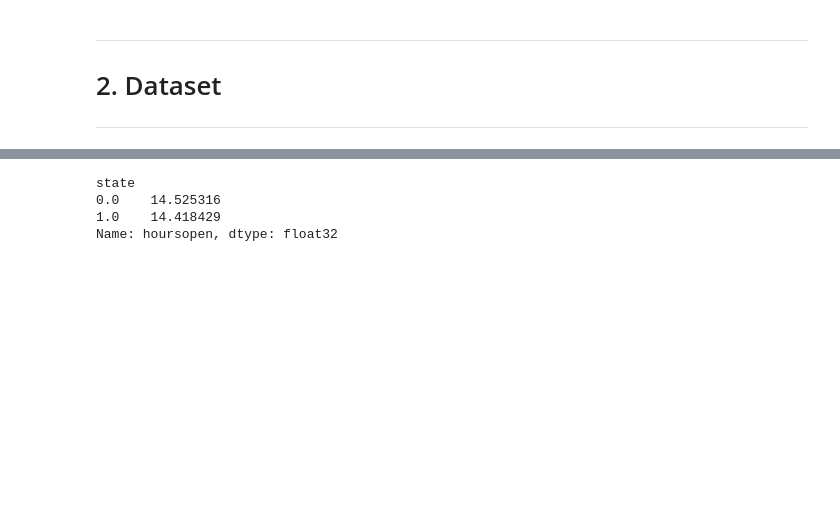
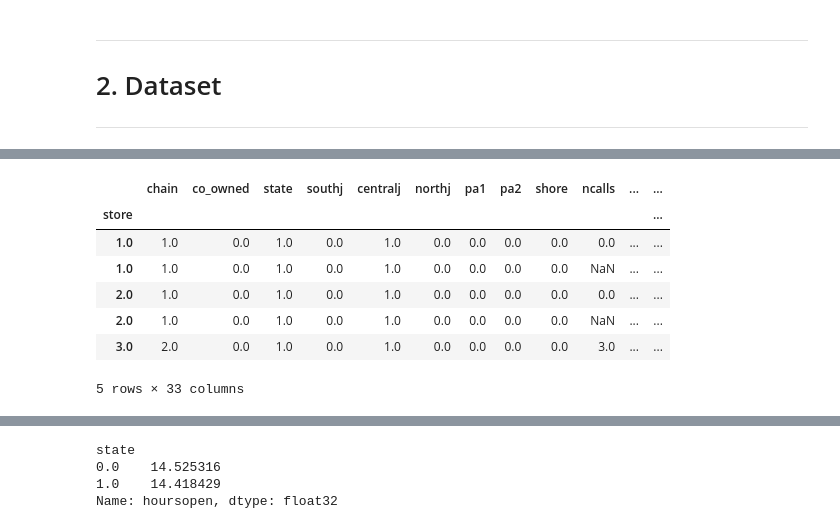
Before and after one commit to edoardofalchi/ose-data-science-course-projeect-edoardofalchi, a Jupyter notebook: Card_Krueger_1994.ipynb, the cells around one changed output, grey strips where cells are left out. Drawn from its saved outputs; the diff is of its cells as text; code cells hidden in the pictures; blank space fills up the shorter version.

```diff
--- a/Card_Krueger_1994.ipynb
+++ b/Card_Krueger_1994.ipynb
@@ -109,0 +91,30 @@ df
+# %%
+def prepare_data():
+    '''
+    long-format  Card & Krueger (1994) dataset
+    '''
+    df = pd.read_stata('data/CK1994.dta')
+    df = df.sort_values(by="store").set_index("store")
+    df["chain"] = df["chain"].astype("category")
+    df["meals"] = df["meals"].astype("category")
+   # df.iloc[:,1:9] = df.iloc[:,1:9].astype('int')
+   # df["time"] = df["time"].astype('int')
+    df["FTE"] = df.empft + df.nmgrs + 0.5 * df.emppt
+    df["pct_FTE"] = (df.empft / df.FTE)* 100
+    df["nj_after"] = df.state * df.time #generate interaction dummy for New Jersey after min wage increase
+    df["price_full_meal"] = df.pricesoda + df.pricefry + df.priceentree
+    df=pd.concat([df.iloc[:,0], pd.get_dummies(df, columns=['chain'])],axis=1)#create dummies for each fast-food chain
+    df=df.rename(columns={'chain_1.0': 'bk','chain_2.0':'kfc','chain_3.0': 'roys','chain_4.0':'wendys'})
+    return df
+# %%
+df = prepare_data()
+df.head()
+# %% [output]
+|  | chain | co_owned | state | southj | centralj | northj | pa1 | pa2 | shore | ncalls | ... | ... |
+| store |  |  |  |  |  |  |  |  |  |  |  | ... |
+| 1.0 | 1.0 | 0.0 | 1.0 | 0.0 | 1.0 | 0.0 | 0.0 | 0.0 | 0.0 | 0.0 | ... | ... |
+| 1.0 | 1.0 | 0.0 | 1.0 | 0.0 | 1.0 | 0.0 | 0.0 | 0.0 | 0.0 | NaN | ... | ... |
+| 2.0 | 1.0 | 0.0 | 1.0 | 0.0 | 1.0 | 0.0 | 0.0 | 0.0 | 0.0 | 0.0 | ... | ... |
+| 2.0 | 1.0 | 0.0 | 1.0 | 0.0 | 1.0 | 0.0 | 0.0 | 0.0 | 0.0 | NaN | ... | ... |
+| 3.0 | 2.0 | 0.0 | 1.0 | 0.0 | 1.0 | 0.0 | 0.0 | 0.0 | 0.0 | 3.0 | ... | ... |
+5 rows × 33 columns
```
Also changed, not shown: parts of 47 cells of this notebook.
